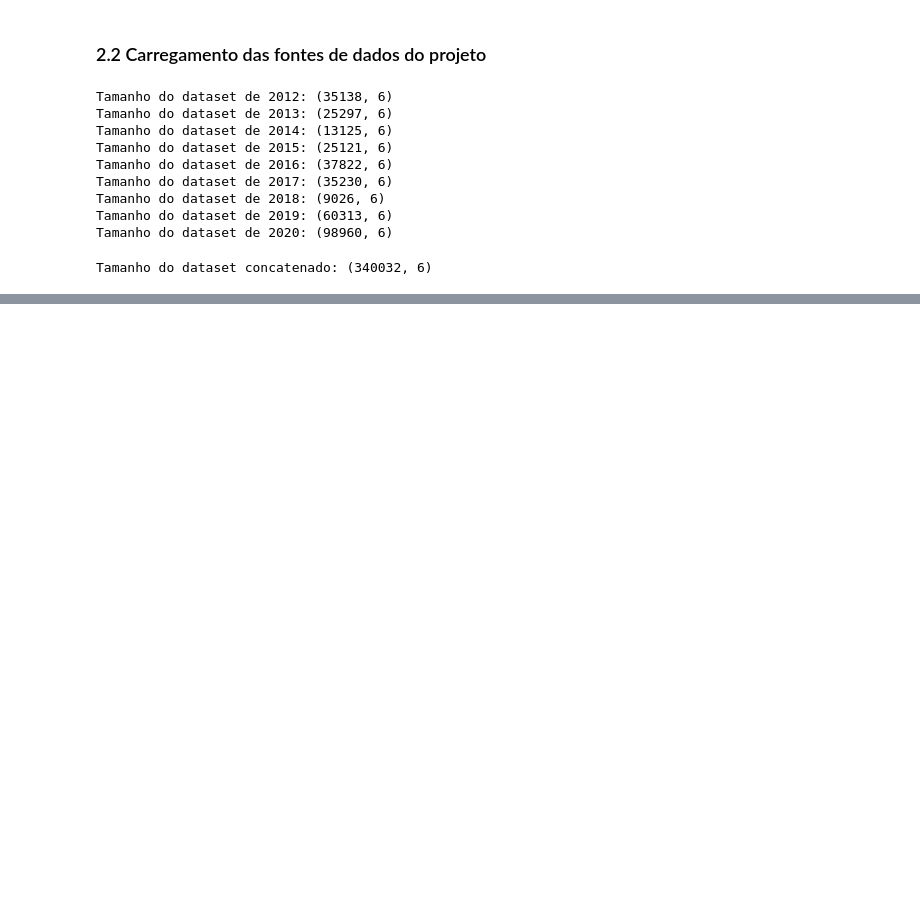
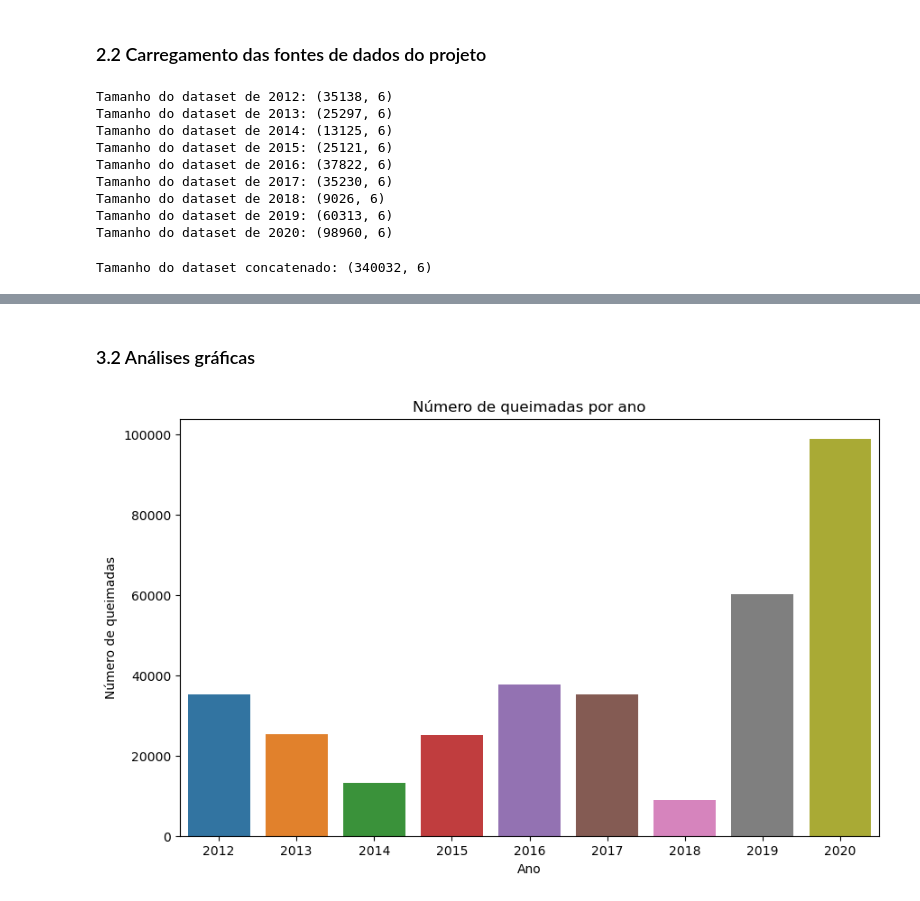
Before and after one commit to charlespimentel/DS_queimadas_pantanal, a Jupyter notebook: exploratory_data_analysis.ipynb, the cells around one changed output, grey strips where cells are left out. Saved outputs shown, nothing was run; the diff lists cells and outputs as text; code cells hidden in the pictures; blank space fills up the shorter version.

```diff
--- a/exploratory_data_analysis.ipynb
+++ b/exploratory_data_analysis.ipynb
@@ -66,0 +128,12 @@ Tamanho do dataset concatenado: (340032, 6)
+# %% [markdown]
+### 3.2 Análises gráficas
+# %%
+# Gráfico de número de queimadas por ano
+fig, ax = plt.subplots(figsize=(10, 6))
+sns.countplot(x='Ano', data=df, ax=ax)
+ax.set_title('Número de queimadas por ano')
+ax.set_xlabel('Ano')
+ax.set_ylabel('Número de queimadas')
+plt.show()
+# %% [output]
+[figure, added]
```
Also changed, not shown: parts of 12 cells of this notebook.
